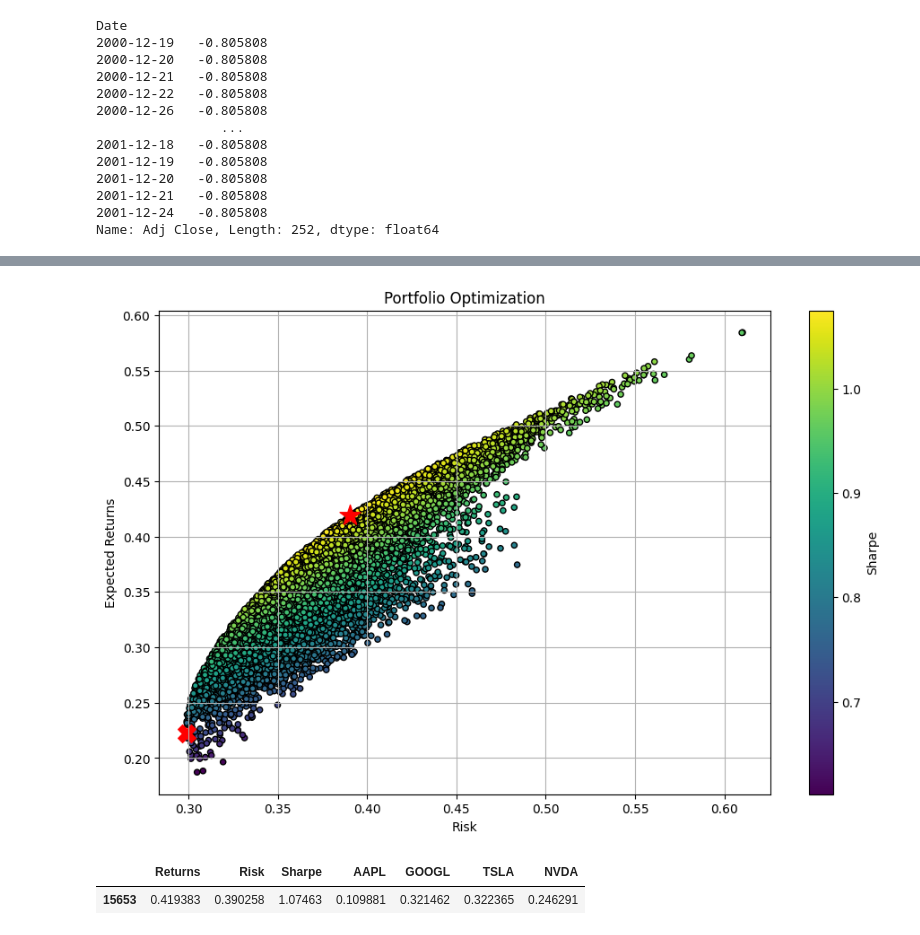
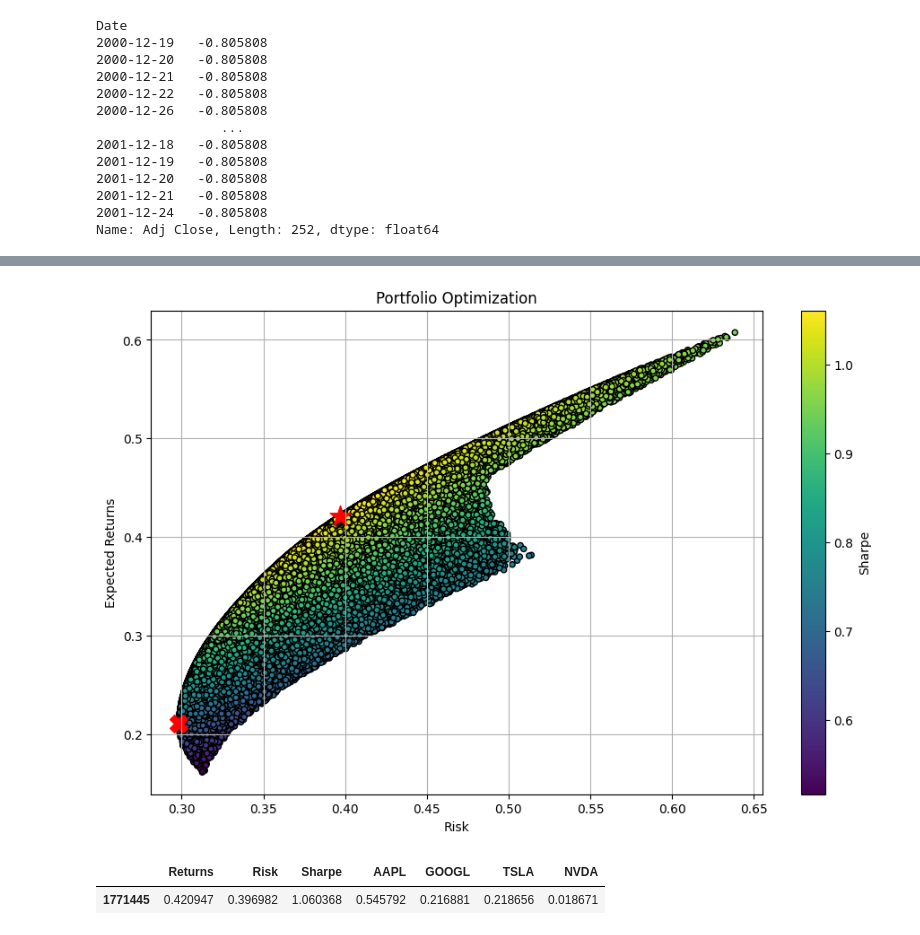
Before and after one commit to taewan2002/stock, a Jupyter notebook: Analysis.ipynb, the cells around one changed output, grey strips where cells are left out. Drawn from its saved outputs; the diff is of its cells as text; code cells hidden in the pictures.

```diff
--- a/Analysis.ipynb
+++ b/Analysis.ipynb
@@ -188,37 +188,37 @@ port_risk = []
 port_weights = []
 sharpe_ratio = []
 
-for _ in range(20000):
+for _ in range(2000000):
     weights = np.random.random(len(stocks))
     weights /= np.sum(weights)
 
     returns = np.dot(weights, annual_ret)
     risk = np.sqrt(np.dot(weights.T, np.dot(annual_cov, weights)))
 
     port_ret.append(returns)
     port_risk.append(risk)
     port_weights.append(weights)
     sharpe_ratio.append(returns/risk)
 
 portfolio = {'Returns': port_ret, 'Risk': port_risk, 'Sharpe': sharpe_ratio}
 for i, s in enumerate(stocks):
     portfolio[s] = [weights[i] for weight in port_weights]
 df = pd.DataFrame(portfolio)
 df = df[['Returns', 'Risk', 'Sharpe'] + [s for s in stocks]]
 
 max_sharp = df.loc[df['Sharpe'] == df['Sharpe'].max()]
 min_risk = df.loc[df['Risk'] == df['Risk'].min()]
 
 df.plot.scatter(x='Risk', y='Returns', c="Sharpe", cmap='viridis', edgecolors='k', figsize=(11,7), grid=True)
 plt.scatter(x=max_sharp['Risk'], y=max_sharp['Returns'], c='r', marker="*", s = 300)
 plt.scatter(x=min_risk['Risk'], y=min_risk['Returns'], c='r', marker="X", s = 200)
 plt.title('Portfolio Optimization')
 plt.xlabel('Risk')
 plt.ylabel('Expected Returns')
 plt.show()
 
 max_sharp
 # %% [output]
-[figure, old version]
+[figure, new version]
 |  | Returns | Risk | Sharpe | AAPL | GOOGL | TSLA | NVDA |
-| 15653 | 0.419383 | 0.390258 | 1.07463 | 0.109881 | 0.321462 | 0.322365 | 0.246291 |
+| 1771445 | 0.420947 | 0.396982 | 1.060368 | 0.545792 | 0.216881 | 0.218656 | 0.018671 |
```
Also changed, not shown: parts of 6 cells of this notebook.
